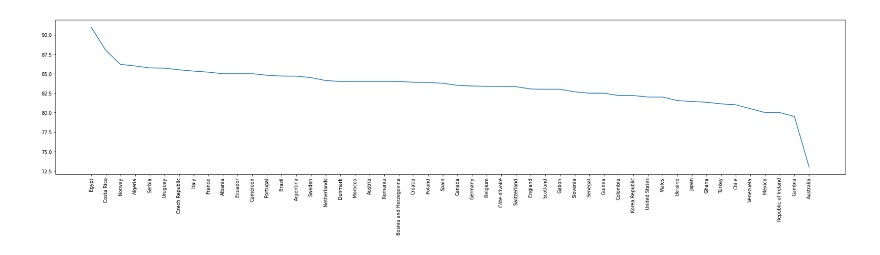
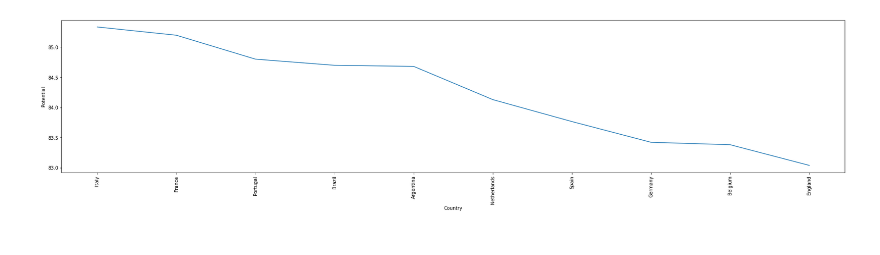
Before and after one commit to yashmehra028/so-fifa, a Jupyter notebook: so_fifa.ipynb, the cells around one changed output. Drawn from its saved outputs; the diff is of its cells as text; code cells hidden in the pictures.

```diff
--- a/so_fifa.ipynb
+++ b/so_fifa.ipynb
@@ -191,33 +191,37 @@ df2.head
 # %%
 def plot_average_attr_country(df,n_top_countries,attribute):
 
     nations_group = df.groupby('Nationality')
     temp = [(nation,df1['Name'].count(),df1[attribute].sum()/df1[attribute].count()) for nation, df1 in nations_group]
     temp.sort(key=lambda x:x[1],reverse=True)
 
     if n_top_countries <= len(temp):
         temp2 = [(temp[i][0],temp[i][2]) for i in range(n_top_countries)]
         temp2.sort(key=lambda x:x[1],reverse=True)
         top_countries = [temp2[i][0] for i in range(n_top_countries)]
         attr_value = [temp2[i][1] for i in range(n_top_countries)]
         plt.figure(figsize=(30,6))
         plt.xticks(rotation = 90)
         plt.plot(top_countries,attr_value)
+        plt.xlabel(f'Country')
+        plt.ylabel(f'{attribute}')
 
     else:
         print('chutiye itne desh hi nahi hai, itne se kaam chalale\n')
         n_top_countries = len(temp)
         temp2 = [(temp[i][0],temp[i][2]) for i in range(n_top_countries)]
         temp2.sort(key=lambda x:x[1],reverse=True)
         top_countries = [temp2[i][0] for i in range(n_top_countries)]
         attr_value = [temp2[i][1] for i in range(n_top_countries)]
         plt.figure(figsize=(30,6))
         plt.xticks(rotation = 90)
         plt.plot(top_countries,attr_value)
+        plt.xlabel(f'Country')
+        plt.ylabel(f'{attribute}')
 
-plot_average_attr_country(df2,50,'Potential')
+plot_average_attr_country(df2,10,'Potential')
 # %% [output]
-[figure, old version]
+[figure, new version]
 # %%
 # #imdb
 # import requests
```
